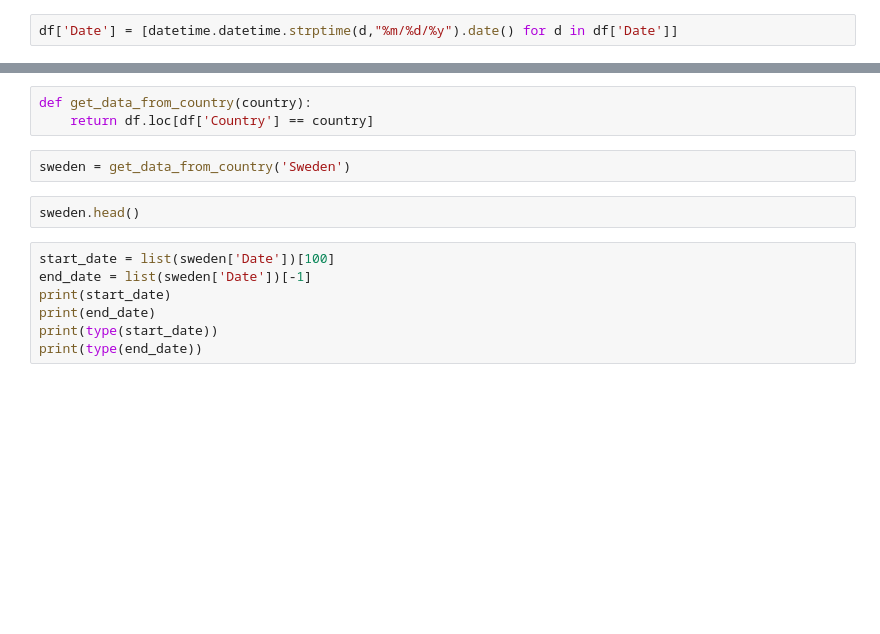
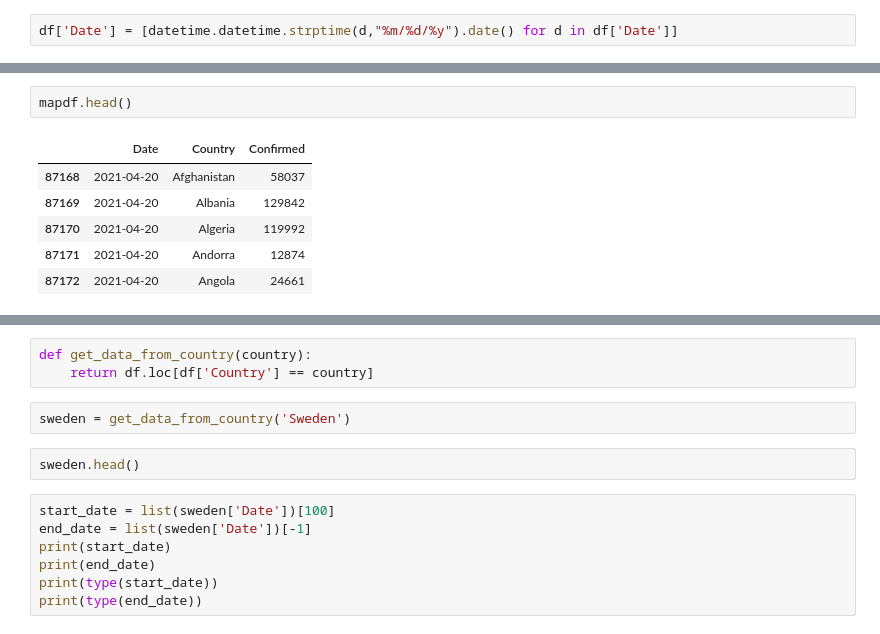
Before and after one commit to AlbertFlorinus/Covid-data-lab, a Jupyter notebook: data_exploration.ipynb, the cells around one changed output, grey strips where cells are left out. Drawn from its saved outputs; the diff is of its cells as text; blank space fills up the shorter version.

```diff
--- a/data_exploration.ipynb
+++ b/data_exploration.ipynb
@@ -119,0 +186,9 @@ df.loc[df['Country'] == 'Sweden']
+# %%
+mapdf.head()
+# %% [output]
+|  | Date | Country | Confirmed |
+| 87168 | 2021-04-20 | Afghanistan | 58037 |
+| 87169 | 2021-04-20 | Albania | 129842 |
+| 87170 | 2021-04-20 | Algeria | 119992 |
+| 87171 | 2021-04-20 | Andorra | 12874 |
+| 87172 | 2021-04-20 | Angola | 24661 |
```
Also changed, not shown: parts of 35 cells of this notebook.
